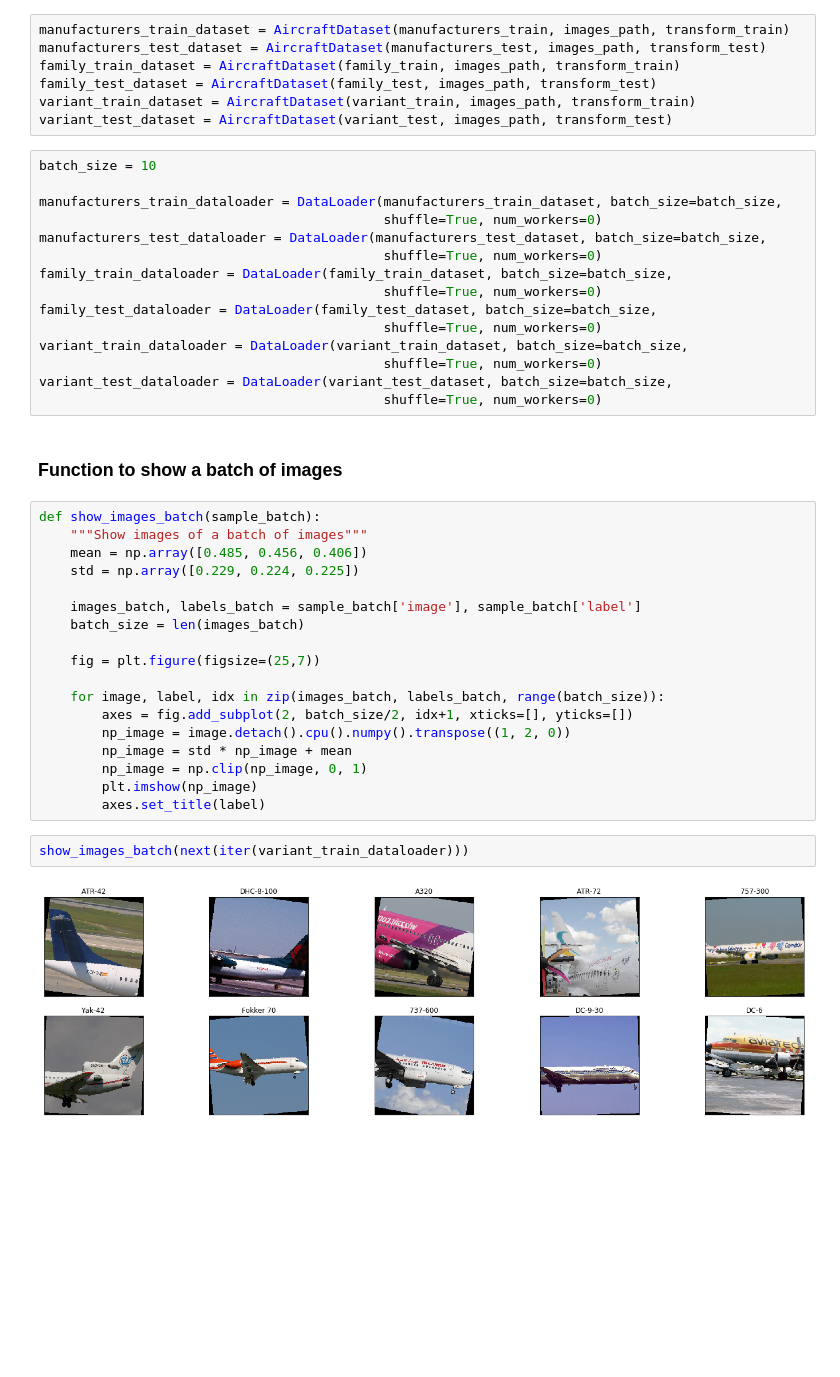
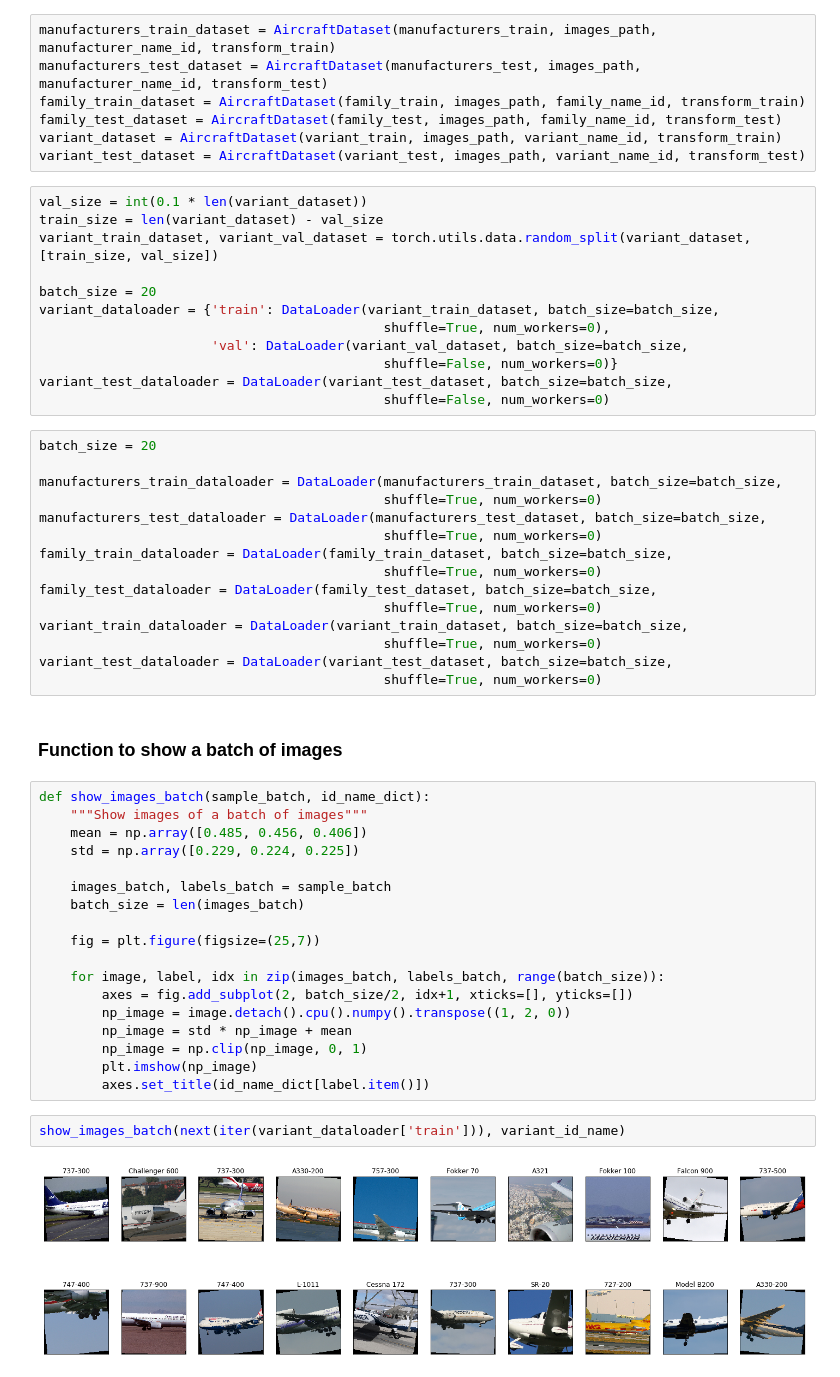
Before and after one commit to santiagosoares80/aircraft, a Jupyter notebook: model/Aircraft.ipynb, the cells around one changed output. Saved outputs shown, nothing was run; the diff lists cells and outputs as text; blank space fills up the shorter version.

Commit message:
Improving accuracy, using scheduler, validation dataset and saving best model

```diff
--- a/model/Aircraft.ipynb
+++ b/model/Aircraft.ipynb
@@ -126,14 +162,26 @@ transform_test = transforms.Compose([transforms.ToTensor(),
 # %% [markdown]
 ### Create the datasets and dataloaders
 # %%
-manufacturers_train_dataset = AircraftDataset(manufacturers_train, images_path, transform_train)
-manufacturers_test_dataset = AircraftDataset(manufacturers_test, images_path, transform_test)
-family_train_dataset = AircraftDataset(family_train, images_path, transform_train)
-family_test_dataset = AircraftDataset(family_test, images_path, transform_test)
-variant_train_dataset = AircraftDataset(variant_train, images_path, transform_train)
-variant_test_dataset = AircraftDataset(variant_test, images_path, transform_test)
+manufacturers_train_dataset = AircraftDataset(manufacturers_train, images_path, manufacturer_name_id, transform_train)
+manufacturers_test_dataset = AircraftDataset(manufacturers_test, images_path, manufacturer_name_id, transform_test)
+family_train_dataset = AircraftDataset(family_train, images_path, family_name_id, transform_train)
+family_test_dataset = AircraftDataset(family_test, images_path, family_name_id, transform_test)
+variant_dataset = AircraftDataset(variant_train, images_path, variant_name_id, transform_train)
+variant_test_dataset = AircraftDataset(variant_test, images_path, variant_name_id, transform_test)
+# %%
+val_size = int(0.1 * len(variant_dataset))
+train_size = len(variant_dataset) - val_size
+variant_train_dataset, variant_val_dataset = torch.utils.data.random_split(variant_dataset, [train_size, val_size])
+
+batch_size = 20
+variant_dataloader = {'train': DataLoader(variant_train_dataset, batch_size=batch_size,
+                                            shuffle=True, num_workers=0),
+                      'val': DataLoader(variant_val_dataset, batch_size=batch_size,
+                                            shuffle=False, num_workers=0)}
+variant_test_dataloader = DataLoader(variant_test_dataset, batch_size=batch_size,
+                                            shuffle=False, num_workers=0)
 # %%
-batch_size = 10
+batch_size = 20
 
 manufacturers_train_dataloader = DataLoader(manufacturers_train_dataset, batch_size=batch_size,
                                             shuffle=True, num_workers=0)
@@ -150,12 +198,12 @@ variant_test_dataloader = DataLoader(variant_test_dataset, batch_size=batch_size
 # %% [markdown]
 ### Function to show a batch of images
 # %%
-def show_images_batch(sample_batch):
+def show_images_batch(sample_batch, id_name_dict):
     """Show images of a batch of images"""
     mean = np.array([0.485, 0.456, 0.406])
     std = np.array([0.229, 0.224, 0.225])
 
-    images_batch, labels_batch = sample_batch['image'], sample_batch['label']
+    images_batch, labels_batch = sample_batch
     batch_size = len(images_batch)
 
     fig = plt.figure(figsize=(25,7))
@@ -166,8 +214,8 @@ def show_images_batch(sample_batch):
         np_image = std * np_image + mean
         np_image = np.clip(np_image, 0, 1)
         plt.imshow(np_image)
-        axes.set_title(label)
+        axes.set_title(id_name_dict[label.item()])
 # %%
-show_images_batch(next(iter(variant_train_dataloader)))
+show_images_batch(next(iter(variant_dataloader['train'])), variant_id_name)
 # %% [output]
-[figure, old version]
+[figure, new version]
```
Also changed, not shown: parts of 25 cells of this notebook.
